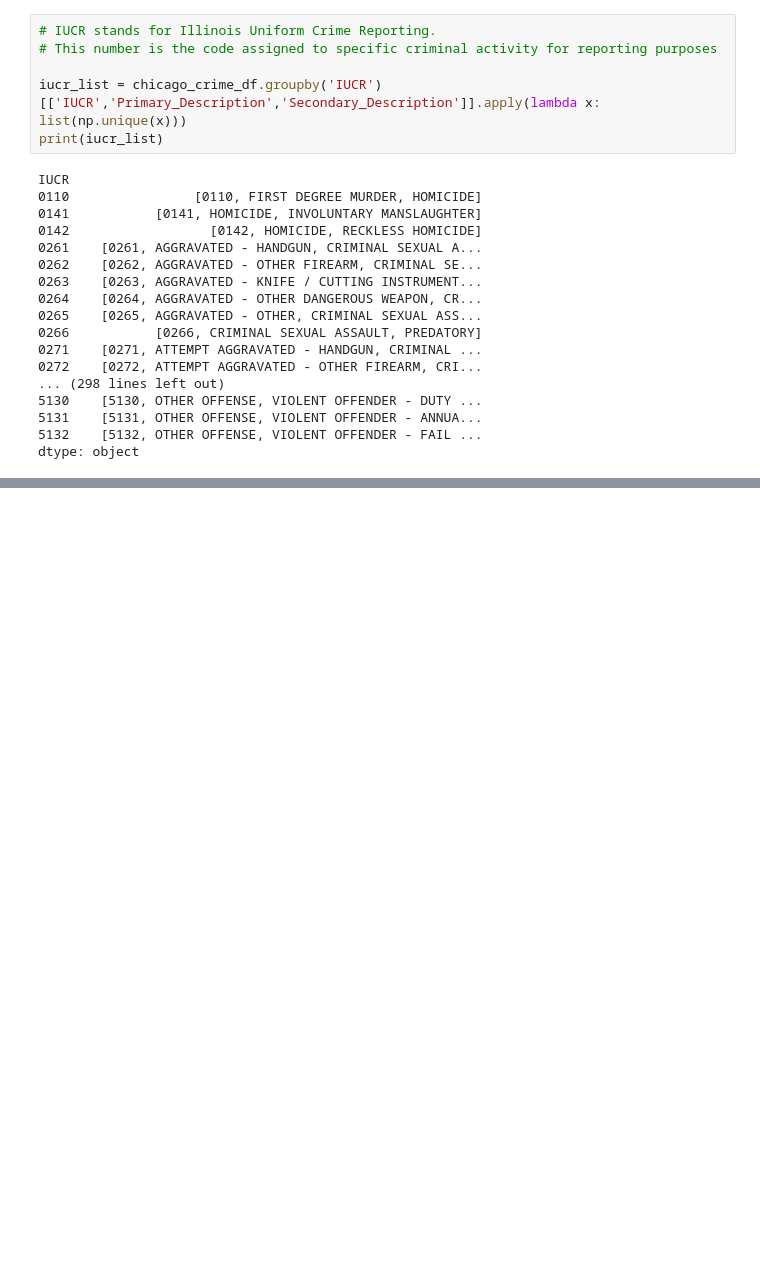
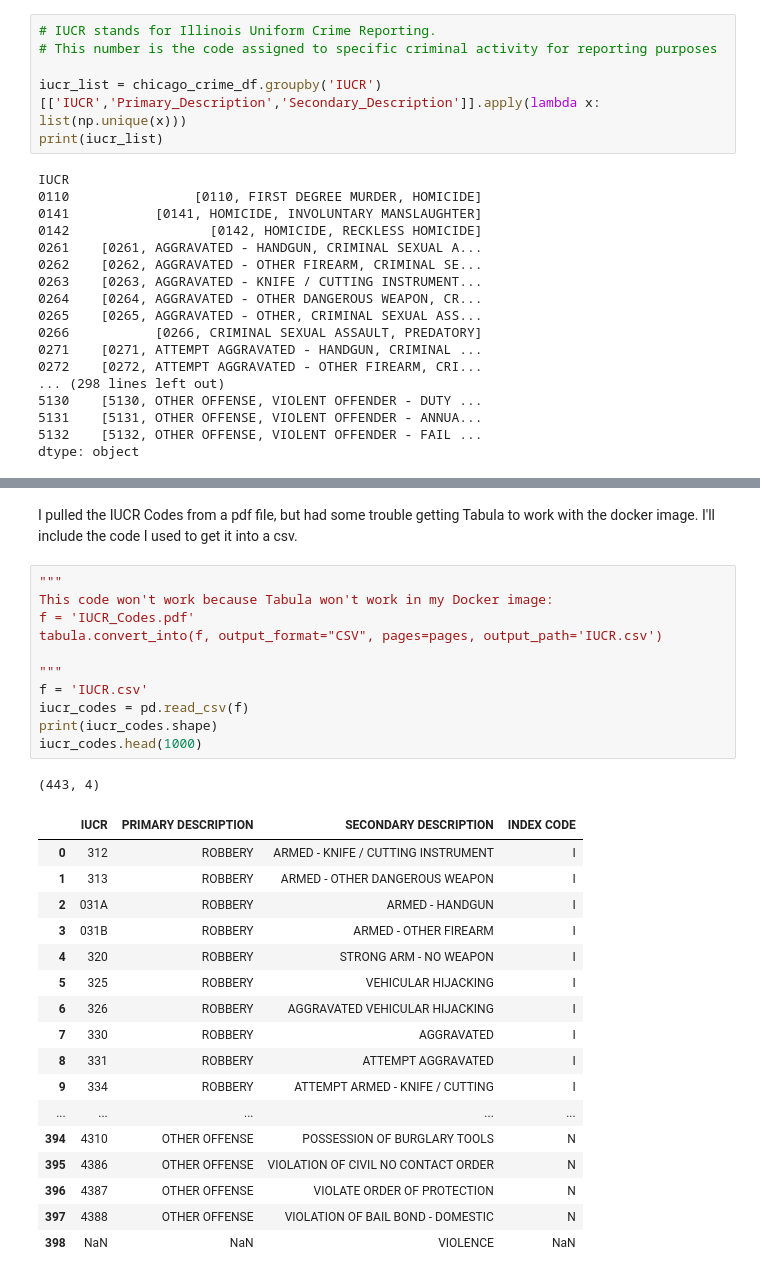
Before and after one commit to LincolnBrownBellevue/DSC540, a Jupyter notebook: Wks5-6/DSC540_Milestone2_LincolnBrown.ipynb, the cells around one changed output, grey strips where cells are left out. Drawn from its saved outputs; the diff is of its cells as text; blank space fills up the shorter version.

```diff
--- a/Wks5-6/DSC540_Milestone2_LincolnBrown.ipynb
+++ b/Wks5-6/DSC540_Milestone2_LincolnBrown.ipynb
@@ -286,0 +304,32 @@ chicago_crime_df.loc[chicago_crime_df['Secondary_Description'].str.contains("MUR
+# %% [markdown]
+I pulled the IUCR Codes from a pdf file, but had some trouble getting Tabula to work with the docker image. I'll include the code I used to get it into a csv.
+# %%
+"""
+This code won't work because Tabula won't work in my Docker image:
+f = 'IUCR_Codes.pdf'
+tabula.convert_into(f, output_format="CSV", pages=pages, output_path='IUCR.csv')
+
+"""
+f = 'IUCR.csv'
+iucr_codes = pd.read_csv(f)
+print(iucr_codes.shape)
+iucr_codes.head(1000)
+# %% [output]
+(443, 4)
+|  | IUCR | PRIMARY DESCRIPTION | SECONDARY DESCRIPTION | INDEX CODE |
+| 0 | 312 | ROBBERY | ARMED - KNIFE / CUTTING INSTRUMENT | I |
+| 1 | 313 | ROBBERY | ARMED - OTHER DANGEROUS WEAPON | I |
+| 2 | 031A | ROBBERY | ARMED - HANDGUN | I |
+| 3 | 031B | ROBBERY | ARMED - OTHER FIREARM | I |
+| 4 | 320 | ROBBERY | STRONG ARM - NO WEAPON | I |
+| 5 | 325 | ROBBERY | VEHICULAR HIJACKING | I |
+| 6 | 326 | ROBBERY | AGGRAVATED VEHICULAR HIJACKING | I |
+| 7 | 330 | ROBBERY | AGGRAVATED | I |
+| 8 | 331 | ROBBERY | ATTEMPT AGGRAVATED | I |
+| 9 | 334 | ROBBERY | ATTEMPT ARMED - KNIFE / CUTTING | I |
+| ... | ... | ... | ... | ... |
+| 394 | 4310 | OTHER OFFENSE | POSSESSION OF BURGLARY TOOLS | N |
+| 395 | 4386 | OTHER OFFENSE | VIOLATION OF CIVIL NO CONTACT ORDER | N |
+| 396 | 4387 | OTHER OFFENSE | VIOLATE ORDER OF PROTECTION | N |
+| 397 | 4388 | OTHER OFFENSE | VIOLATION OF BAIL BOND - DOMESTIC | N |
+| 398 | NaN | NaN | VIOLENCE | NaN |
```
Also changed, not shown: parts of 9 cells of this notebook, 7 other files.
